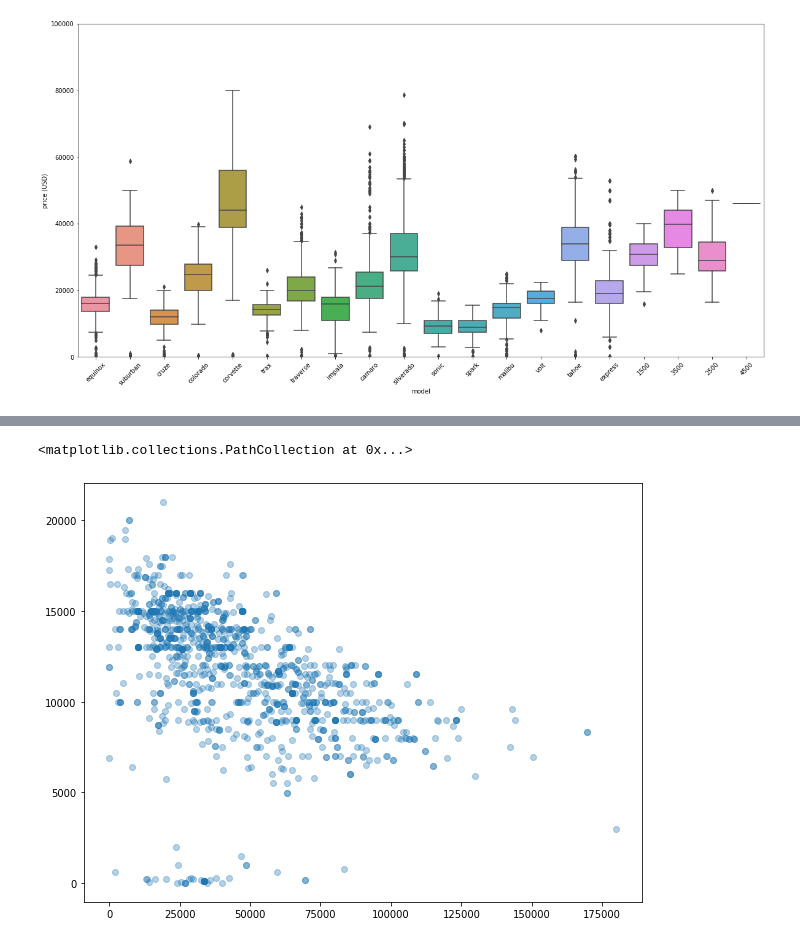
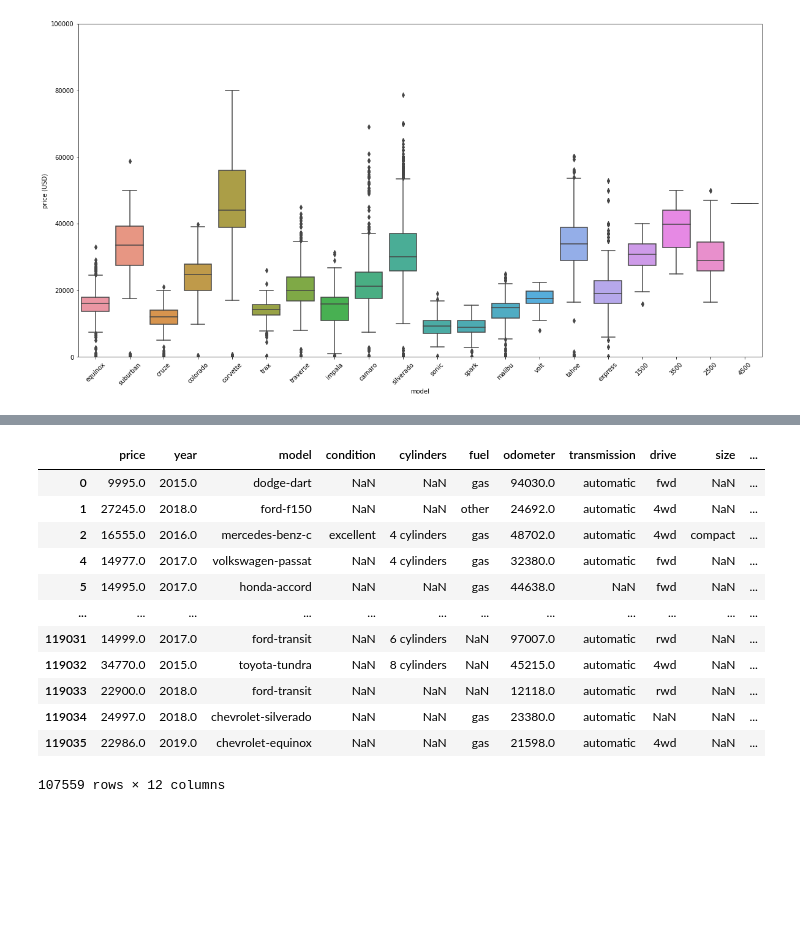
Before and after one commit to dericatienza/udacity-mlnd-capstone-project, a Jupyter notebook: data_exploration.ipynb, the cells around one changed output, grey strips where cells are left out. Cells and saved outputs as stored; diff of their text form; code cells hidden in the pictures; blank space fills up the shorter version.

```diff
--- a/data_exploration.ipynb
+++ b/data_exploration.ipynb
@@ -416,6 +403,24 @@ plt.xticks(rotation=45)
-# %%
-plt.figure(figsize=(10,7.7))
-plt.scatter(data=cruze_df, x='odometer', y='price', alpha=1/3)
-# %% [output]
-<matplotlib.collections.PathCollection at 0x...>
-[figure, removed]
+# %%
+concat_df = cut_df.copy()
+
+concat_df['model'] = concat_df['manufacturer'] + '-' + concat_df['model']
+
+concat_df.drop(columns=['manufacturer'], inplace=True)
+
+concat_df.to_csv(os.path.join(data_dir, 'vehicles_concat.csv'), index=False)
+
+concat_df
+# %% [output]
+|  | price | year | model | condition | cylinders | fuel | odometer | transmission | drive | size | ... |
+| 0 | 9995.0 | 2015.0 | dodge-dart | NaN | NaN | gas | 94030.0 | automatic | fwd | NaN | ... |
+| 1 | 27245.0 | 2018.0 | ford-f150 | NaN | NaN | other | 24692.0 | automatic | 4wd | NaN | ... |
+| 2 | 16555.0 | 2016.0 | mercedes-benz-c | excellent | 4 cylinders | gas | 48702.0 | automatic | 4wd | compact | ... |
+| 4 | 14977.0 | 2017.0 | volkswagen-passat | NaN | 4 cylinders | gas | 32380.0 | automatic | fwd | NaN | ... |
+| 5 | 14995.0 | 2017.0 | honda-accord | NaN | NaN | gas | 44638.0 | NaN | fwd | NaN | ... |
+| ... | ... | ... | ... | ... | ... | ... | ... | ... | ... | ... | ... |
+| 119031 | 14999.0 | 2017.0 | ford-transit | NaN | 6 cylinders | NaN | 97007.0 | automatic | rwd | NaN | ... |
+| 119032 | 34770.0 | 2015.0 | toyota-tundra | NaN | 8 cylinders | NaN | 45215.0 | automatic | 4wd | NaN | ... |
+| 119033 | 22900.0 | 2018.0 | ford-transit | NaN | NaN | NaN | 12118.0 | automatic | rwd | NaN | ... |
+| 119034 | 24997.0 | 2018.0 | chevrolet-silverado | NaN | NaN | gas | 23380.0 | automatic | NaN | NaN | ... |
+| 119035 | 22986.0 | 2019.0 | chevrolet-equinox | NaN | NaN | gas | 21598.0 | automatic | 4wd | NaN | ... |
+107559 rows × 12 columns
```
Also changed, not shown: parts of 15 cells of this notebook.
